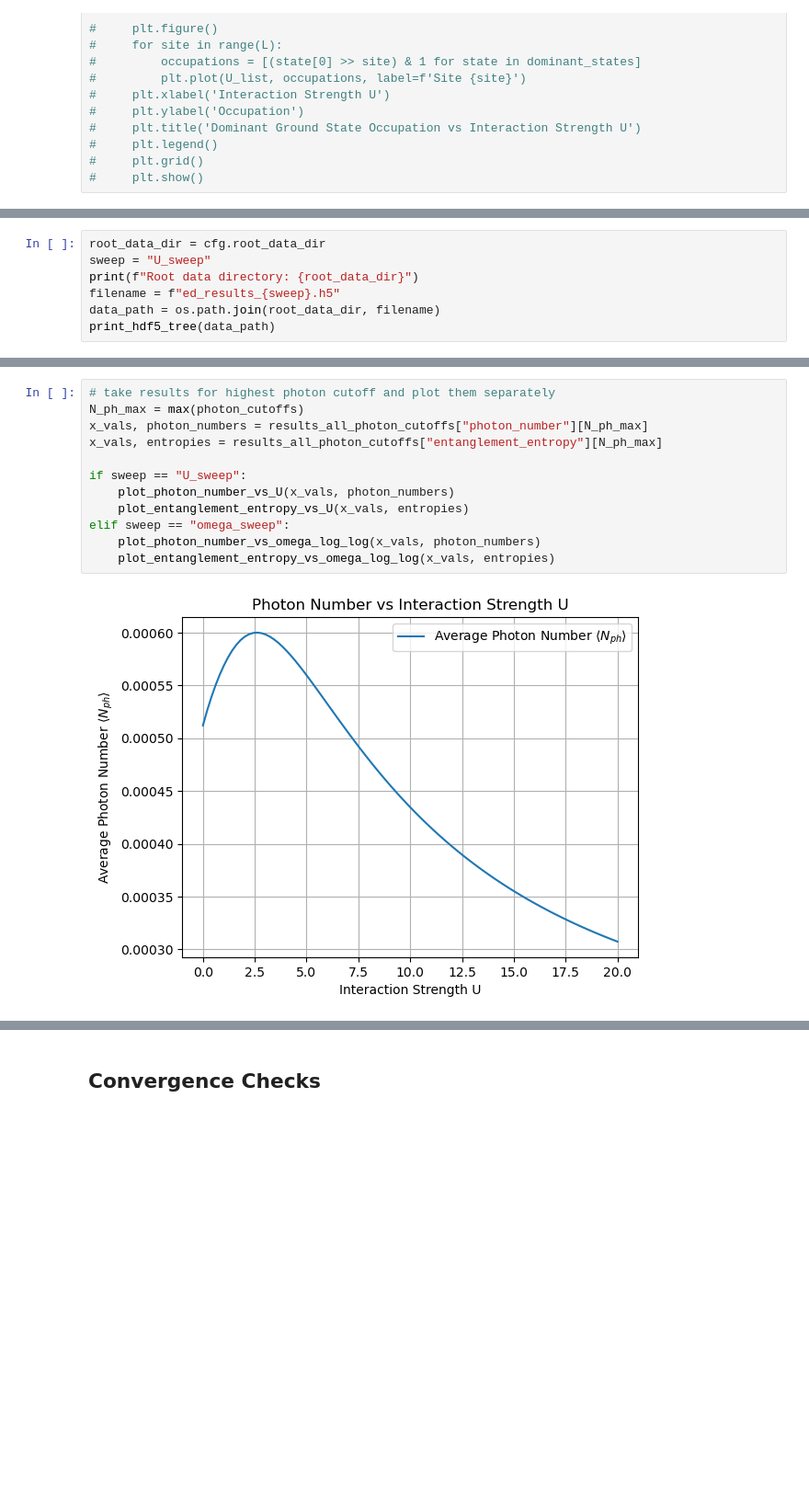
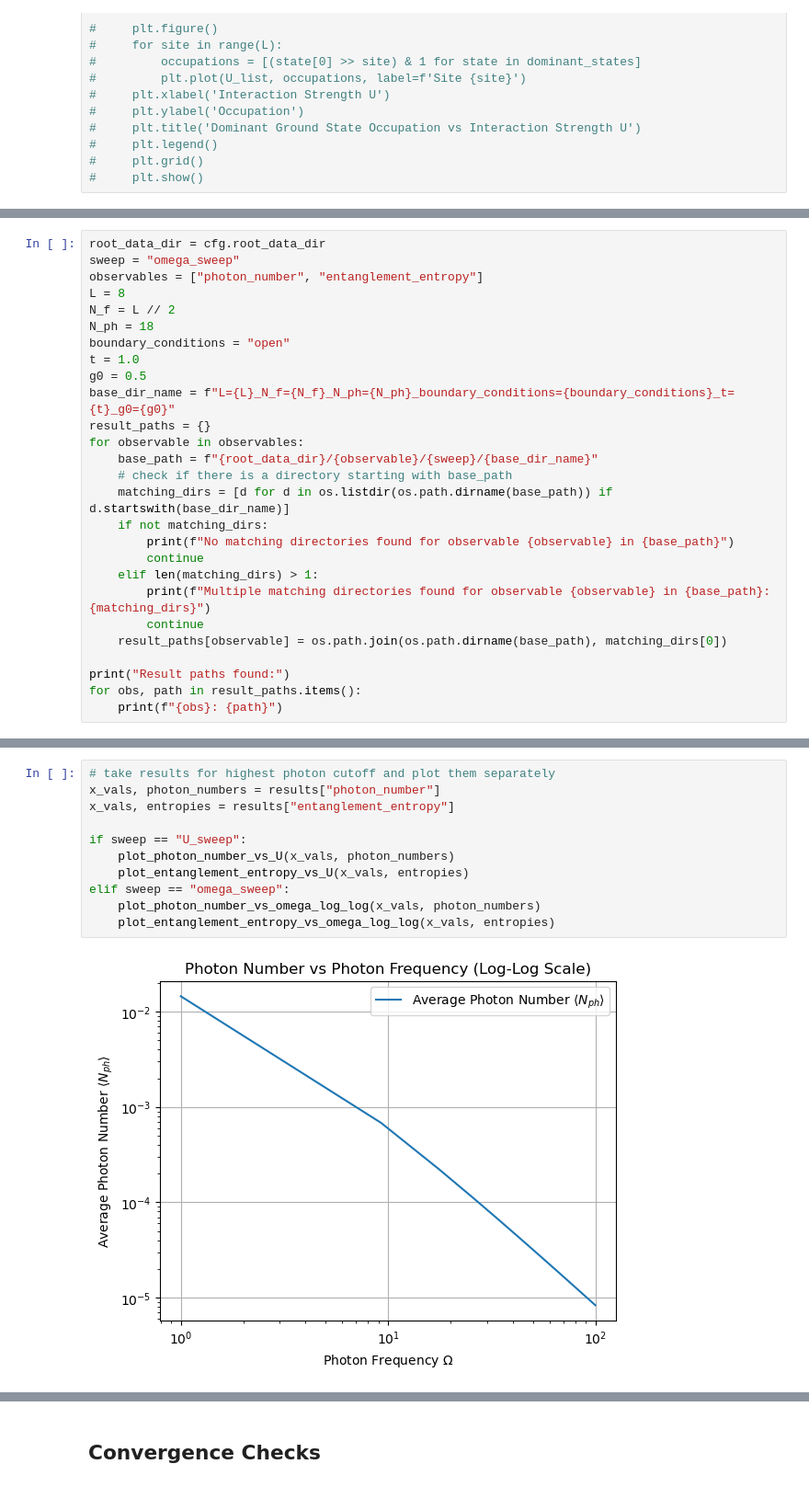
Before and after one commit to FerdinandToelkes/xxz_cavity, a Jupyter notebook: scripts/exact_diagonalization/analysis_notebook.ipynb, the cells around one changed output, grey strips where cells are left out. Shown at 92% size. Saved outputs shown, nothing was run; the diff lists cells and outputs as text; blank space fills up the shorter version.

```diff
--- a/scripts/exact_diagonalization/analysis_notebook.ipynb
+++ b/scripts/exact_diagonalization/analysis_notebook.ipynb
@@ -256,8 +251,28 @@ def print_hdf5_tree(filename):
 # %%
 root_data_dir = cfg.root_data_dir
-sweep = "U_sweep"
-print(f"Root data directory: {root_data_dir}")
-filename = f"ed_results_{sweep}.h5"
-data_path = os.path.join(root_data_dir, filename)
-print_hdf5_tree(data_path)
+sweep = "omega_sweep"
+observables = ["photon_number", "entanglement_entropy"]
+L = 8
+N_f = L // 2
+N_ph = 18
+boundary_conditions = "open"
+t = 1.0
+g0 = 0.5
+base_dir_name = f"L={L}_N_f={N_f}_N_ph={N_ph}_boundary_conditions={boundary_conditions}_t={t}_g0={g0}"
+result_paths = {}
+for observable in observables:
+    base_path = f"{root_data_dir}/{observable}/{sweep}/{base_dir_name}"
+    # check if there is a directory starting with base_path
+    matching_dirs = [d for d in os.listdir(os.path.dirname(base_path)) if d.startswith(base_dir_name)]
+    if not matching_dirs:
+        print(f"No matching directories found for observable {observable} in {base_path}")
+        continue
+    elif len(matching_dirs) > 1:
+        print(f"Multiple matching directories found for observable {observable} in {base_path}: {matching_dirs}")
+        continue
+    result_paths[observable] = os.path.join(os.path.dirname(base_path), matching_dirs[0])
+
+print("Result paths found:")
+for obs, path in result_paths.items():
+    print(f"{obs}: {path}")
 # %% [output]
@@ -317,14 +291,13 @@ Loading data for N_ph=18 from groups: L=8_N_f=4_N_ph=18_boundary_conditions=open
 # %%
 # take results for highest photon cutoff and plot them separately
-N_ph_max = max(photon_cutoffs)
-x_vals, photon_numbers = results_all_photon_cutoffs["photon_number"][N_ph_max]
-x_vals, entropies = results_all_photon_cutoffs["entanglement_entropy"][N_ph_max]
+x_vals, photon_numbers = results["photon_number"]
+x_vals, entropies = results["entanglement_entropy"]
 
 if sweep == "U_sweep":
     plot_photon_number_vs_U(x_vals, photon_numbers)
     plot_entanglement_entropy_vs_U(x_vals, entropies)
 elif sweep == "omega_sweep":
     plot_photon_number_vs_omega_log_log(x_vals, photon_numbers)
     plot_entanglement_entropy_vs_omega_log_log(x_vals, entropies)
 # %% [output]
-[figure, old version]
+[figure, new version]
```
Also changed, not shown: parts of 16 cells of this notebook, 5 other files.
